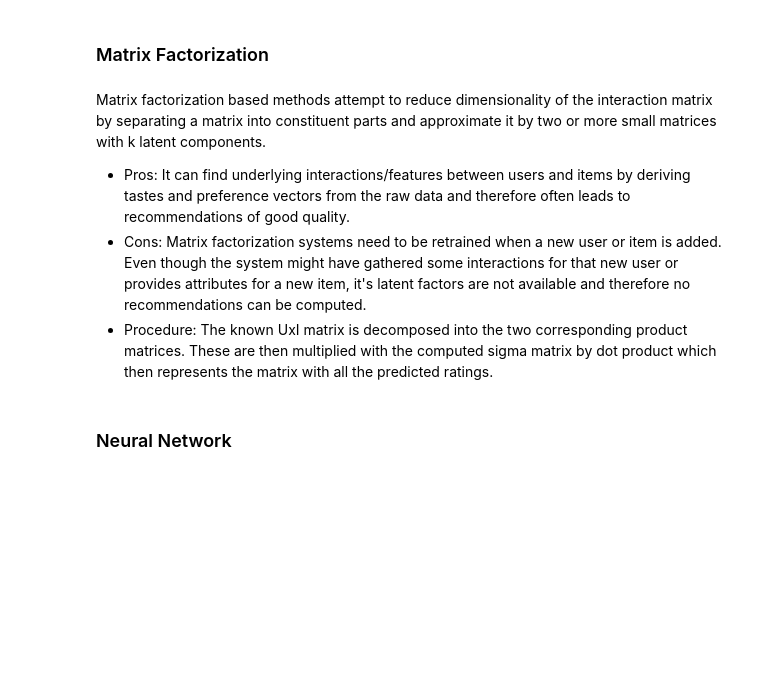
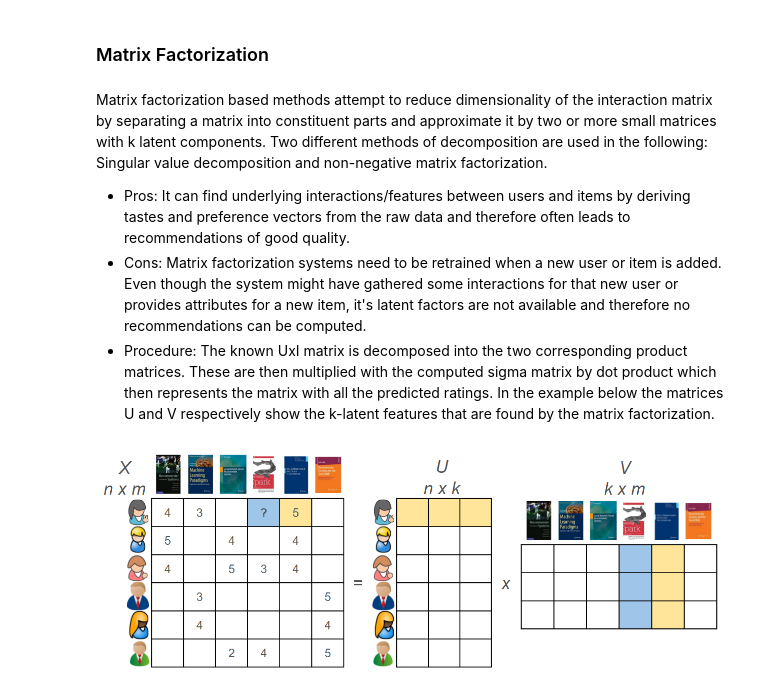
Before and after one commit to NathalieNguyen/RecSys, a Jupyter notebook: RecSys_Book_Crossing.ipynb, the cells around one changed output. Drawn from its saved outputs; the diff is of its cells as text; code cells hidden in the pictures; blank space fills up the shorter version.

```diff
--- a/RecSys_Book_Crossing.ipynb
+++ b/RecSys_Book_Crossing.ipynb
@@ -232,9 +296,12 @@ IxU.head()
 # %% [markdown]
 ### Matrix Factorization
 # %% [markdown]
-Matrix factorization based methods attempt to reduce dimensionality of the interaction matrix by separating a matrix into constituent parts and approximate it by two or more small matrices with k latent components.
+Matrix factorization based methods attempt to reduce dimensionality of the interaction matrix by separating a matrix into constituent parts and approximate it by two or more small matrices with k latent components. Two different methods of decomposition are used in the following: Singular value decomposition and non-negative matrix factorization.
 - Pros: It can find underlying interactions/features between users and items by deriving tastes and preference vectors from the raw data and therefore often leads to recommendations of good quality.
 - Cons: Matrix factorization systems need to be retrained when a new user or item is added. Even though the system might have gathered some interactions for that new user or provides attributes for a new item, it's latent factors are not available and therefore no recommendations can be computed.
-- Procedure: The known UxI matrix is decomposed into the two corresponding product matrices. These are then multiplied with the computed sigma matrix by dot product which then represents the matrix with all the predicted ratings.
+- Procedure: The known UxI matrix is decomposed into the two corresponding product matrices. These are then multiplied with the computed sigma matrix by dot product which then represents the matrix with all the predicted ratings. In the example below the matrices U and V respectively show the k-latent features that are found by the matrix factorization.
-# %% [markdown]
-### Neural Network
+# %%
+Image('lib/data/images/matrix-factorisation.png')
+# Source: https://buildingrecommenders.wordpress.com/2015/11/18/overview-of-recommender-algorithms-part-2/
+# %% [output]
+[figure, added]
```
Also changed, not shown: parts of 19 cells of this notebook.
